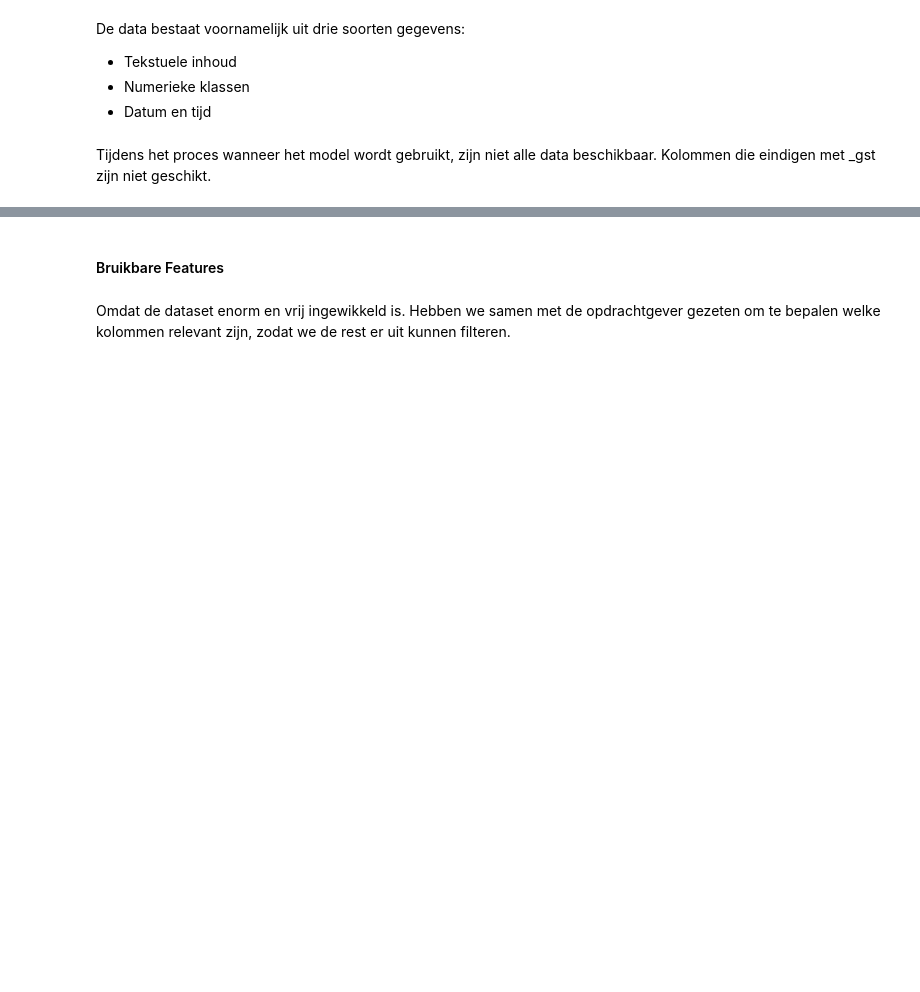
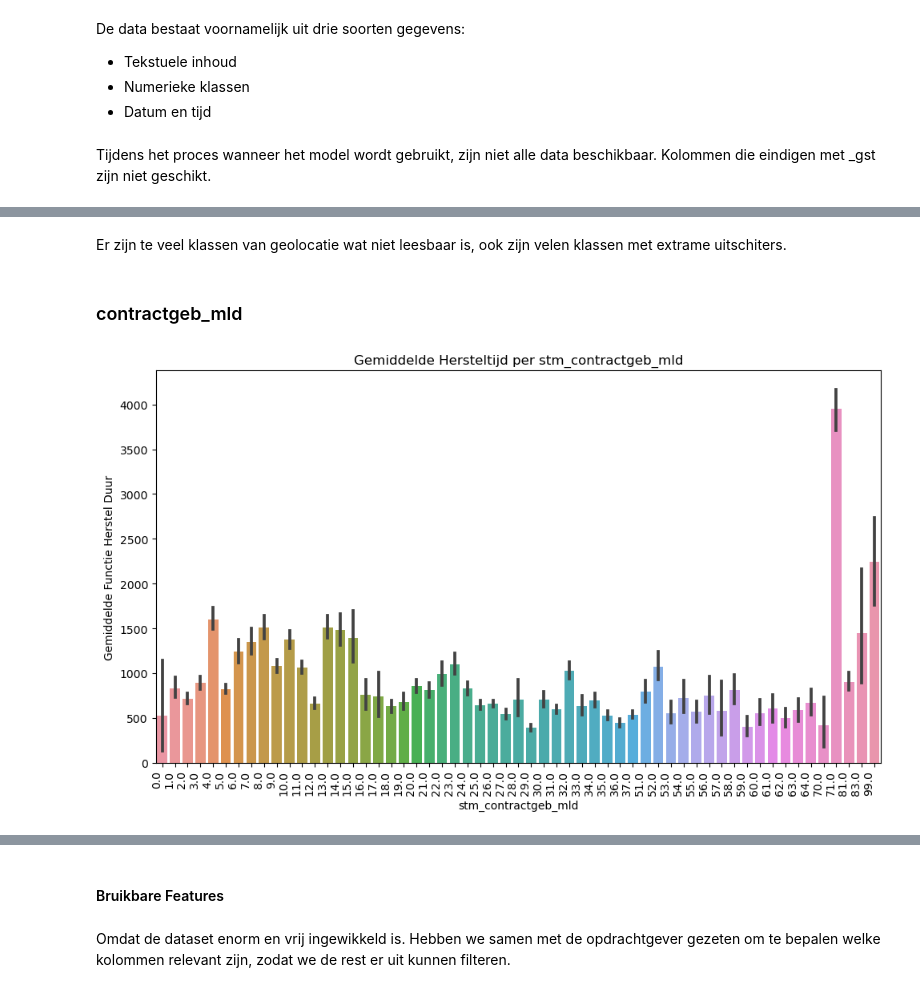
Before and after one commit to MaxJansen99/ProRail, a Jupyter notebook: analyse_en_model2.ipynb, the cells around one changed output, grey strips where cells are left out. Cells and saved outputs as stored; diff of their text form; code cells hidden in the pictures; blank space fills up the shorter version.

```diff
--- a/analyse_en_model2.ipynb
+++ b/analyse_en_model2.ipynb
@@ -70,0 +115,10 @@ df = df.drop_duplicates()
+# %% [markdown]
+Er zijn te veel klassen van geolocatie wat niet leesbaar is, ook zijn velen klassen met extrame uitschiters.
+# %% [markdown]
+### contractgeb_mld
+# %%
+x_feature = 'stm_contractgeb_mld'
+beschrijving = 'stm_contractgeb_mld'
+Visulaisatie_plot(df, x_feature, beschrijving)
+# %% [output]
+[figure, added]
```
Also changed, not shown: parts of 59 cells of this notebook, 1 other file.
